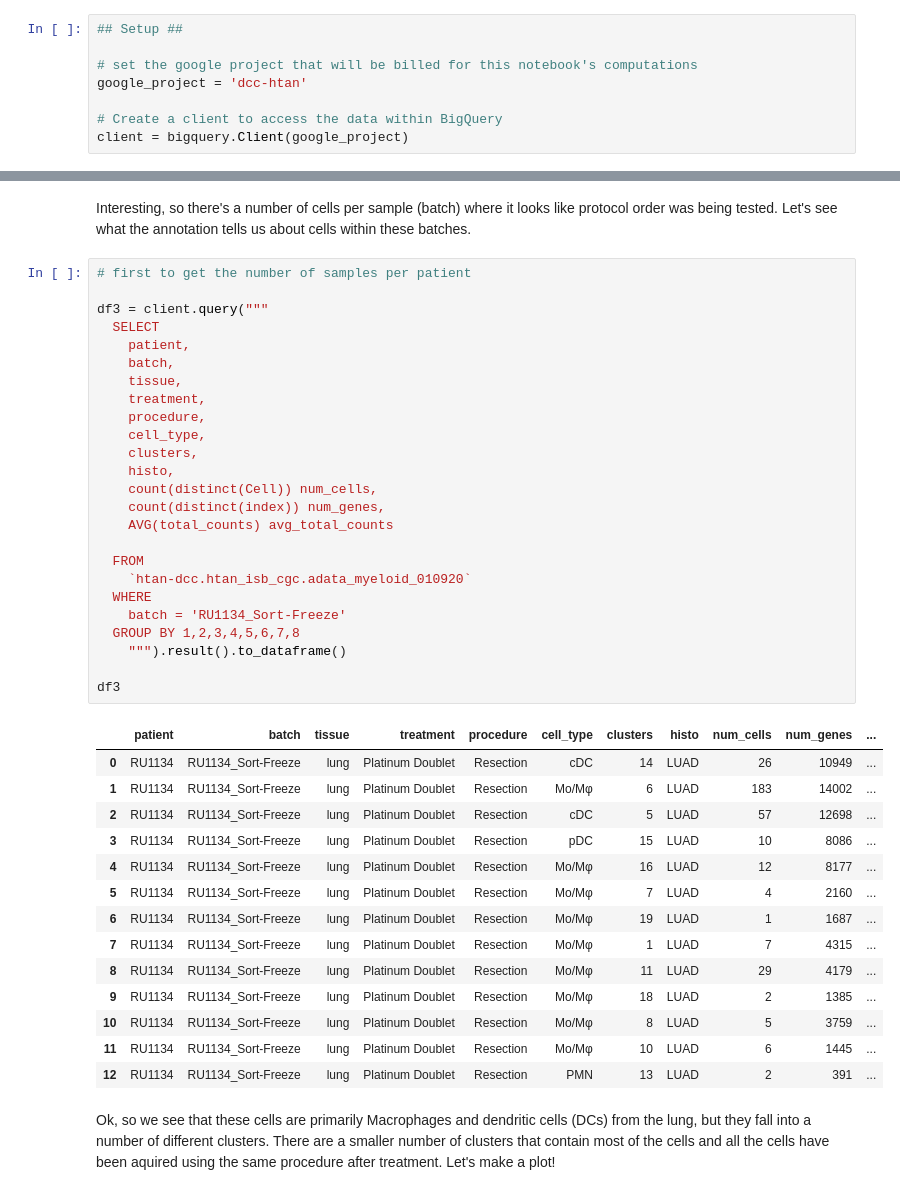
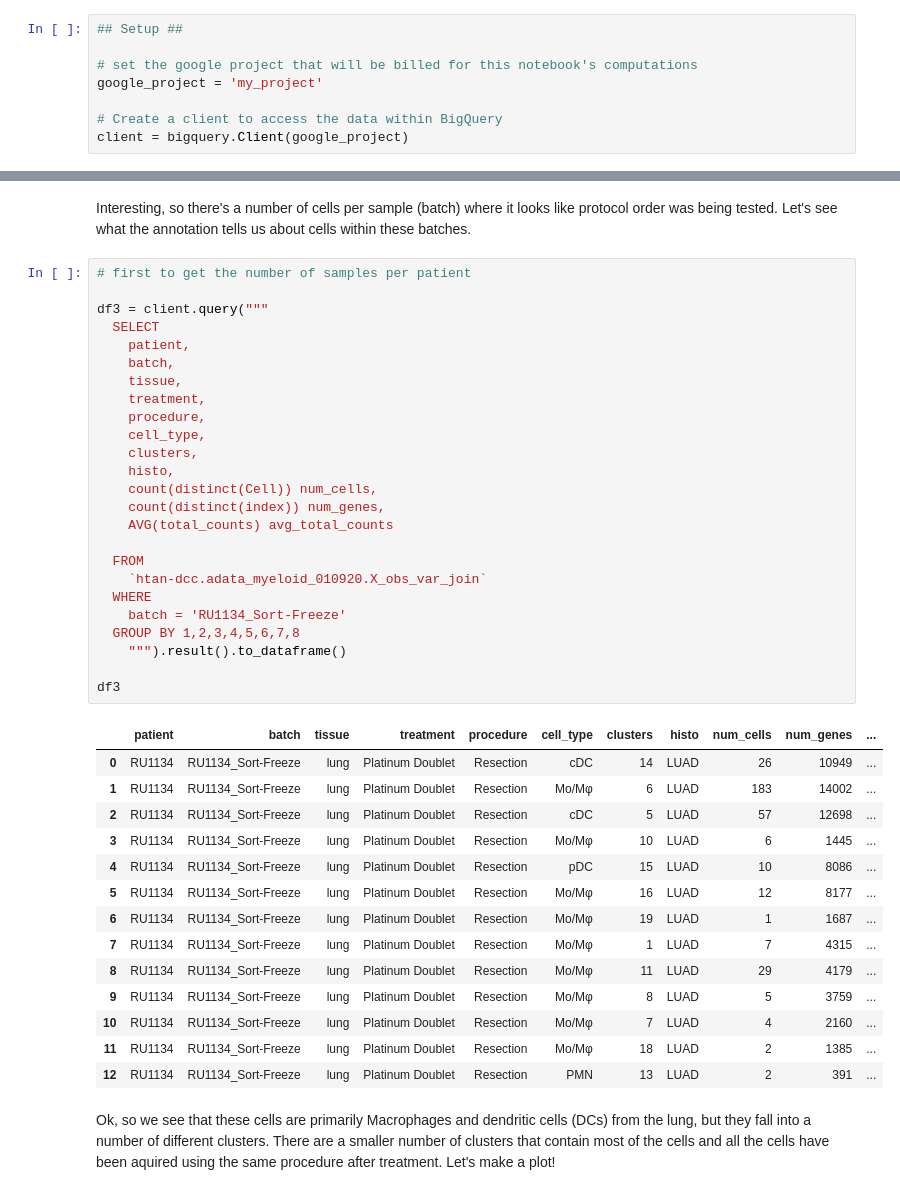
Before and after one commit to rpatil524/Community-Notebooks, a Jupyter notebook: HTAN/Investigating_Single_Cell_HTAN_Data.ipynb, the cells around one changed output, grey strips where cells are left out. Drawn from its saved outputs; the diff is of its cells as text.

```diff
--- a/HTAN/Investigating_Single_Cell_HTAN_Data.ipynb
+++ b/HTAN/Investigating_Single_Cell_HTAN_Data.ipynb
@@ -66,7 +50,7 @@ auth.authenticate_user()
 ## Setup ##
 
 # set the google project that will be billed for this notebook's computations
-google_project = 'dcc-htan'
+google_project = 'my_project'
 
 # Create a client to access the data within BigQuery
 client = bigquery.Client(google_project)
@@ -133,42 +138,42 @@ Interesting, so there's a number of cells per sample (batch) where it looks like
 # %%
 # first to get the number of samples per patient
 
 df3 = client.query("""
   SELECT
     patient,
     batch,
     tissue,
     treatment,
     procedure,
     cell_type,
     clusters,
     histo,
     count(distinct(Cell)) num_cells,
     count(distinct(index)) num_genes,
     AVG(total_counts) avg_total_counts
 
   FROM
-    `htan-dcc.htan_isb_cgc.adata_myeloid_010920`
+    `htan-dcc.adata_myeloid_010920.X_obs_var_join`
   WHERE
     batch = 'RU1134_Sort-Freeze'
   GROUP BY 1,2,3,4,5,6,7,8
     """).result().to_dataframe()
 
 df3
 # %% [output]
 |  | patient | batch | tissue | treatment | procedure | cell_type | clusters | histo | num_cells | num_genes | ... |
 | 0 | RU1134 | RU1134_Sort-Freeze | lung | Platinum Doublet | Resection | cDC | 14 | LUAD | 26 | 10949 | ... |
 | 1 | RU1134 | RU1134_Sort-Freeze | lung | Platinum Doublet | Resection | Mo/Mφ | 6 | LUAD | 183 | 14002 | ... |
 | 2 | RU1134 | RU1134_Sort-Freeze | lung | Platinum Doublet | Resection | cDC | 5 | LUAD | 57 | 12698 | ... |
-| 3 | RU1134 | RU1134_Sort-Freeze | lung | Platinum Doublet | Resection | pDC | 15 | LUAD | 10 | 8086 | ... |
-| 4 | RU1134 | RU1134_Sort-Freeze | lung | Platinum Doublet | Resection | Mo/Mφ | 16 | LUAD | 12 | 8177 | ... |
-| 5 | RU1134 | RU1134_Sort-Freeze | lung | Platinum Doublet | Resection | Mo/Mφ | 7 | LUAD | 4 | 2160 | ... |
+| 3 | RU1134 | RU1134_Sort-Freeze | lung | Platinum Doublet | Resection | Mo/Mφ | 10 | LUAD | 6 | 1445 | ... |
+| 4 | RU1134 | RU1134_Sort-Freeze | lung | Platinum Doublet | Resection | pDC | 15 | LUAD | 10 | 8086 | ... |
+| 5 | RU1134 | RU1134_Sort-Freeze | lung | Platinum Doublet | Resection | Mo/Mφ | 16 | LUAD | 12 | 8177 | ... |
 | 6 | RU1134 | RU1134_Sort-Freeze | lung | Platinum Doublet | Resection | Mo/Mφ | 19 | LUAD | 1 | 1687 | ... |
 | 7 | RU1134 | RU1134_Sort-Freeze | lung | Platinum Doublet | Resection | Mo/Mφ | 1 | LUAD | 7 | 4315 | ... |
 | 8 | RU1134 | RU1134_Sort-Freeze | lung | Platinum Doublet | Resection | Mo/Mφ | 11 | LUAD | 29 | 4179 | ... |
-| 9 | RU1134 | RU1134_Sort-Freeze | lung | Platinum Doublet | Resection | Mo/Mφ | 18 | LUAD | 2 | 1385 | ... |
-| 10 | RU1134 | RU1134_Sort-Freeze | lung | Platinum Doublet | Resection | Mo/Mφ | 8 | LUAD | 5 | 3759 | ... |
-| 11 | RU1134 | RU1134_Sort-Freeze | lung | Platinum Doublet | Resection | Mo/Mφ | 10 | LUAD | 6 | 1445 | ... |
+| 9 | RU1134 | RU1134_Sort-Freeze | lung | Platinum Doublet | Resection | Mo/Mφ | 8 | LUAD | 5 | 3759 | ... |
+| 10 | RU1134 | RU1134_Sort-Freeze | lung | Platinum Doublet | Resection | Mo/Mφ | 7 | LUAD | 4 | 2160 | ... |
+| 11 | RU1134 | RU1134_Sort-Freeze | lung | Platinum Doublet | Resection | Mo/Mφ | 18 | LUAD | 2 | 1385 | ... |
 | 12 | RU1134 | RU1134_Sort-Freeze | lung | Platinum Doublet | Resection | PMN | 13 | LUAD | 2 | 391 | ... |
 # %% [markdown]
 Ok, so we see that these cells are primarily Macrophages and dendritic cells (DCs) from the lung, but they fall into a number of different clusters. There are a smaller number of clusters that contain most of the cells and all the cells have been aquired using the same procedure after treatment.  Let's make a plot!
```
Also changed, not shown: parts of 15 cells of this notebook, 1 other file.
